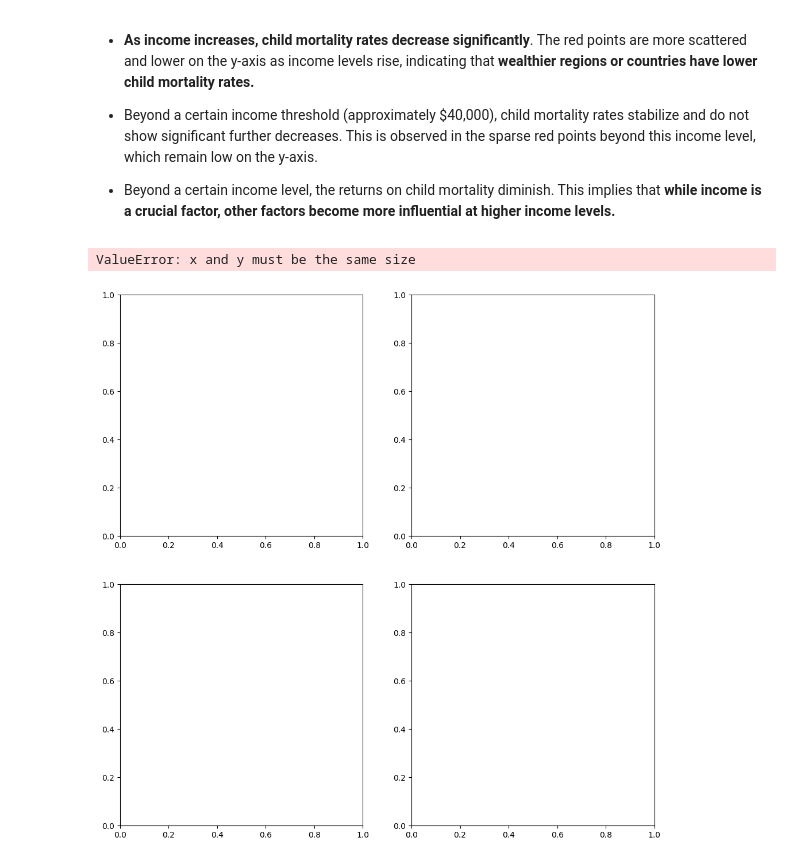
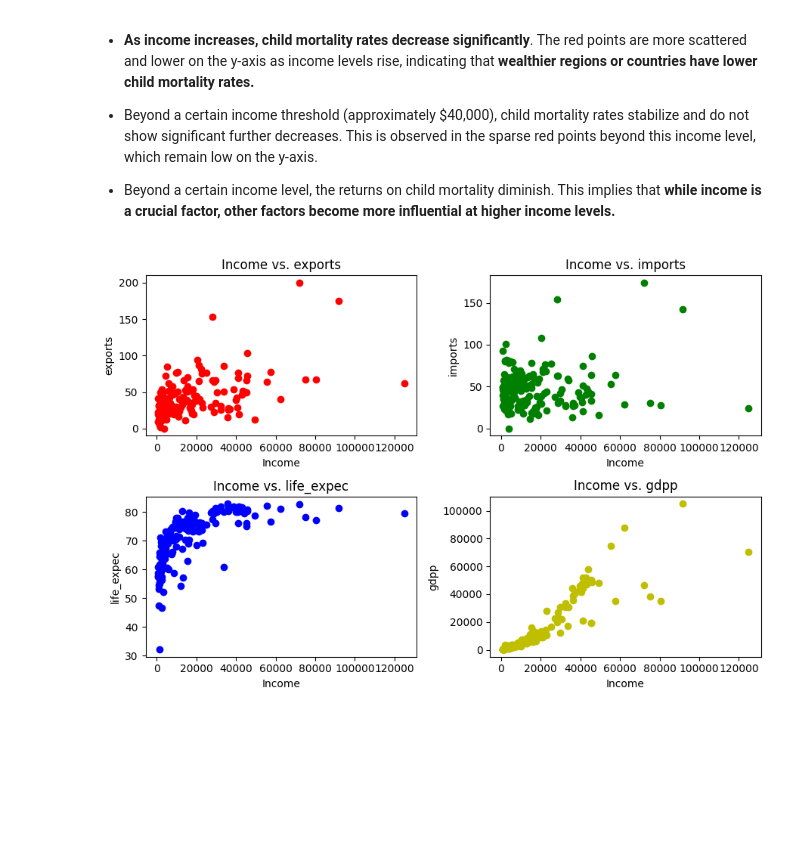
Before and after one commit to matchi-1/Clustering-Countries-Unsupervised-Learning, a Jupyter notebook: notebooks/Clustering-Countries-Unsupervised-Learning.ipynb, the cells around one changed output. Saved outputs shown, nothing was run; the diff lists cells and outputs as text; code cells hidden in the pictures; blank space fills up the shorter version.

```diff
--- a/notebooks/Clustering-Countries-Unsupervised-Learning.ipynb
+++ b/notebooks/Clustering-Countries-Unsupervised-Learning.ipynb
@@ -133,22 +134,19 @@ plt.show()
 + Beyond a certain income level, the returns on child mortality diminish. This implies that **while income is a crucial factor, other factors become more influential at higher income levels.**
 # %%
 # Features that have high positive correlations with income
-pos_cor_cols = ['exports', 'imports', 'life_expec', 'gdpp'],
+pos_cor_cols = ['exports', 'imports', 'life_expec', 'gdpp']
 colors = ['r', 'g', 'b', 'y']
 
-fig, ax = plt.subplots(nrows=2, ncols=2, figsize=(12, 12))
+fig, ax = plt.subplots(nrows=2, ncols=2, figsize=(9, 6))
 ax = ax.flatten()
 
 for i, (column, color) in enumerate(zip(pos_cor_cols, colors)):
     ax[i].scatter(x=countries_df['income'], y=countries_df[column], color=color, label=column)
     ax[i].set_title(f"Income vs. {column}")
     ax[i].set_xlabel('Income')
     ax[i].set_ylabel(column)
-    ax[i].legend()
 
-ax[-1].axis('off')  # Turn off the last subplot (empty)
 plt.tight_layout()
 plt.show()
 # %% [output]
-ValueError: x and y must be the same size
-[figure, old version]
+[figure, new version]
```
Also changed, not shown: parts of 30 cells of this notebook.
